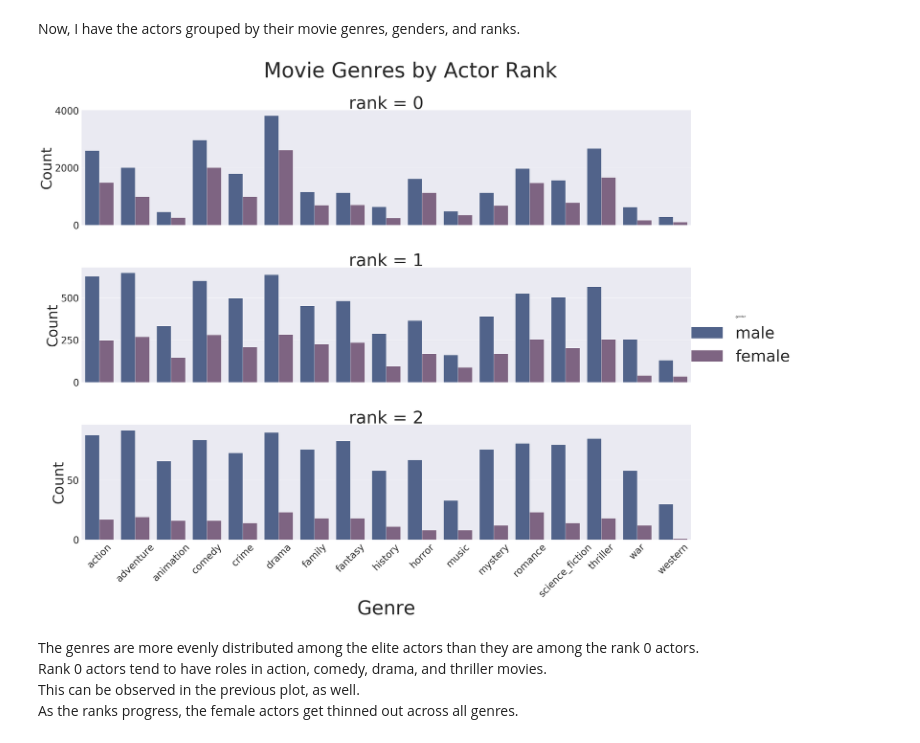
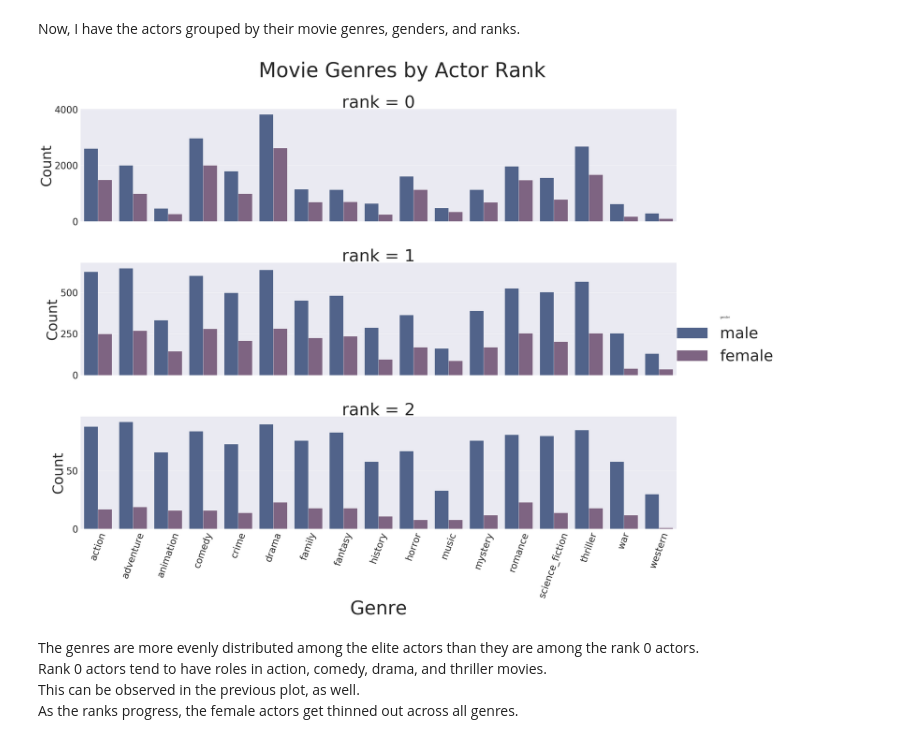
Before and after one commit to christianspybrook/movie_actor_linear_regression, a Jupyter notebook: data_story/capstone1_data_story.ipynb, the cells around one changed output. Drawn from its saved outputs; the diff is of its cells as text; code cells hidden in the pictures.

```diff
--- a/data_story/capstone1_data_story.ipynb
+++ b/data_story/capstone1_data_story.ipynb
@@ -523,21 +523,21 @@ Now, I have the actors grouped by their movie genres, genders, and ranks.
 # %%
 # plot distribution of genres by actor rank
 
 sns.set(font_scale=6)
 g = sns.catplot(x='genre', hue='gender', row='rank', data=gender_rank_df, kind='count',
             sharey=False, height=10, aspect=4, palette=sns.xkcd_palette(mp.my_colors))
 
-g.set_xticklabels(fontsize=40, rotation=45)
+g.set_xticklabels(fontsize=40, rotation=70)
 g.set_yticklabels(fontsize=40)
 
 g.set_xlabels(fontsize=40)
 g.set_ylabels('Count', fontsize=60)
 
 plt.xlabel('Genre', fontsize=80)
 
 g.fig.suptitle('Movie Genres by Actor Rank', y=1.03);
 # %% [output]
-[figure, old version]
+[figure, new version]
 # %% [markdown]
 The genres are more evenly distributed among the elite actors than they are among the rank 0 actors.<br>
 Rank 0 actors tend to have roles in action, comedy, drama, and thriller movies.<br>
```
Also changed, not shown: parts of 1 cell of this notebook.
